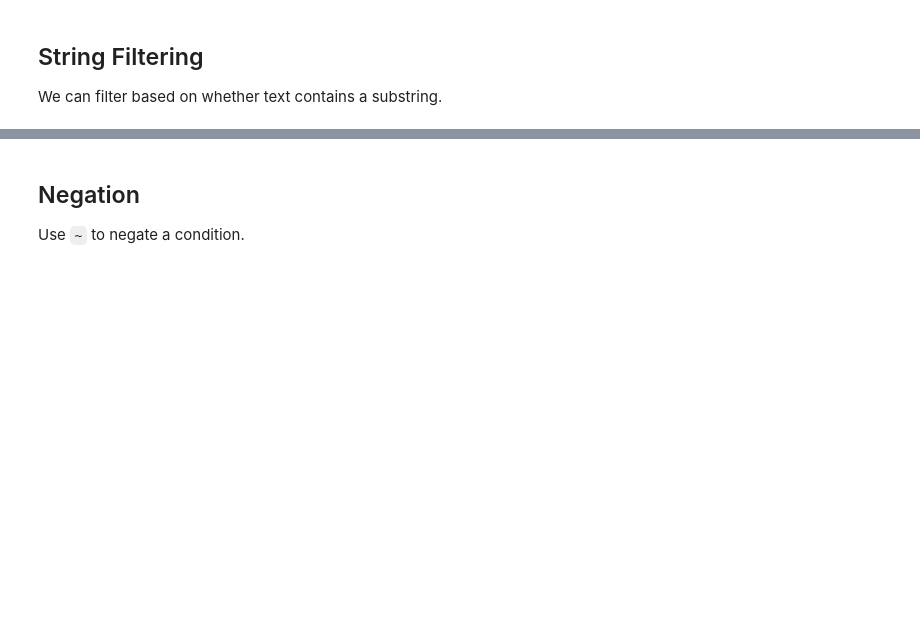
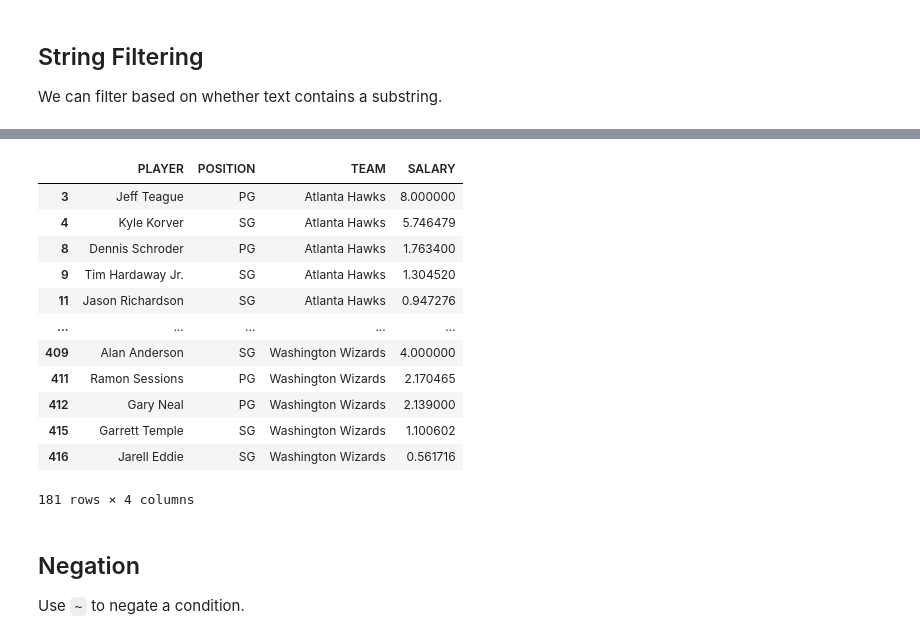
Before and after one commit to rtoddMMU/textbook, a Jupyter notebook: chapters/06/2/Selecting_Rows.ipynb, the cells around one changed output, grey strips where cells are left out. Cells and saved outputs as stored; diff of their text form; code cells hidden in the pictures; blank space fills up the shorter version.

```diff
--- a/chapters/06/2/Selecting_Rows.ipynb
+++ b/chapters/06/2/Selecting_Rows.ipynb
@@ -62,5 +162,19 @@ nba[nba['TEAM'].str.contains('Warriors')]
 # %%
-nba[nba['POSITION'].str.contains('G')]
+nba.loc[nba['POSITION'].str.contains('G')]
+# %% [output]
+|  | PLAYER | POSITION | TEAM | SALARY |
+| 3 | Jeff Teague | PG | Atlanta Hawks | 8.000000 |
+| 4 | Kyle Korver | SG | Atlanta Hawks | 5.746479 |
+| 8 | Dennis Schroder | PG | Atlanta Hawks | 1.763400 |
+| 9 | Tim Hardaway Jr. | SG | Atlanta Hawks | 1.304520 |
+| 11 | Jason Richardson | SG | Atlanta Hawks | 0.947276 |
+| ... | ... | ... | ... | ... |
+| 409 | Alan Anderson | SG | Washington Wizards | 4.000000 |
+| 411 | Ramon Sessions | PG | Washington Wizards | 2.170465 |
+| 412 | Gary Neal | PG | Washington Wizards | 2.139000 |
+| 415 | Garrett Temple | SG | Washington Wizards | 1.100602 |
+| 416 | Jarell Eddie | SG | Washington Wizards | 0.561716 |
+181 rows × 4 columns
 # %% [markdown]
 ## Negation
 Use `~` to negate a condition.
```
Also changed, not shown: parts of 14 cells of this notebook, 6 other files.
